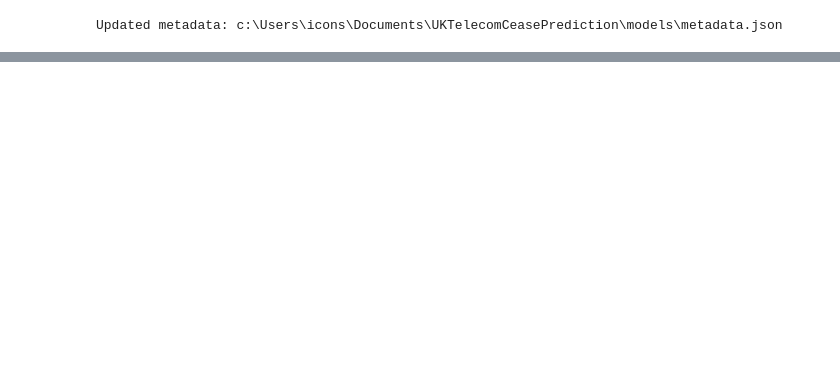
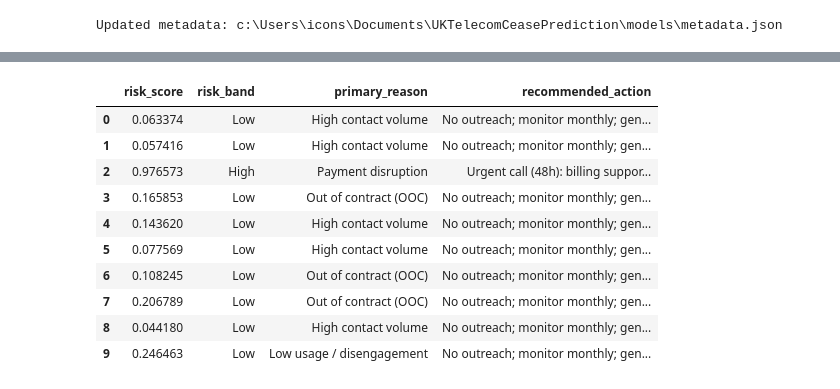
Before and after one commit to mayowaolokun/uk-telecom-cease-prediction, a Jupyter notebook: notebooks/02_business_solution.ipynb, the cells around one changed output, grey strips where cells are left out. Drawn from its saved outputs; the diff is of its cells as text; code cells hidden in the pictures; blank space fills up the shorter version.

```diff
--- a/notebooks/02_business_solution.ipynb
+++ b/notebooks/02_business_solution.ipynb
@@ -259,0 +505,63 @@ Updated metadata: c:\Users\icons\Documents\UKTelecomCeasePrediction\models\metad
+# %%
+drivers = [c for c in [
+    "dd_cancel_60_day", "contract_dd_cancels", "ooc_days",
+    "calls_30d", "avg_download_30d", "contract_status"
+] if c in val_df.columns]
+
+val_enriched = val_scored.join(val_df[drivers])
+test_enriched = test_scored.join(test_df[drivers])
+
+calls_hi = float(np.quantile(val_enriched["calls_30d"], 0.90)) if "calls_30d" in val_enriched else 0
+usage_lo = float(np.quantile(val_enriched["avg_download_30d"], 0.10)) if "avg_download_30d" in val_enriched else 0
+
+def reason_code(row):
+    if ("dd_cancel_60_day" in row and row["dd_cancel_60_day"] == 1) or ("contract_dd_cancels" in row and row["contract_dd_cancels"] > 0):
+        return "Payment disruption"
+    if "ooc_days" in row and row["ooc_days"] > 0:
+        return "Out of contract (OOC)"
+    if "avg_download_30d" in row and row["avg_download_30d"] <= usage_lo:
+        return "Low usage / disengagement"
+    if "calls_30d" in row and row["calls_30d"] >= calls_hi:
+        return "High contact volume"
+    return "General risk"
+
+def action_plan(band, reason):
+    if band == "High":
+        if reason == "Payment disruption":
+            return "Urgent call (48h): billing support + DD recovery + retention offer"
+        if reason == "Out of contract (OOC)":
+            return "Urgent call (48h): renewal discussion + tailored offer"
+        if reason == "High contact volume":
+            return "Urgent call (48h): resolve issues + goodwill credit if needed"
+        if reason == "Low usage / disengagement":
+            return "Call (48h): service health check + engagement offer"
+        return "Urgent call (48h): retention specialist + tailored support"
+    if band == "Medium":
+        if reason == "Payment disruption":
+            return "SMS/email: billing help + payment link; escalate if no response"
+        if reason == "Out of contract (OOC)":
+            return "Email/SMS: renewal reminder + online offer; monitor"
+        if reason == "High contact volume":
+            return "Email/SMS: troubleshooting resources + option to book support"
+        return "Targeted email/SMS + monitor"
+    return "No outreach; monitor monthly; general comms"
+
+val_enriched["primary_reason"] = val_enriched.apply(reason_code, axis=1)
+test_enriched["primary_reason"] = test_enriched.apply(reason_code, axis=1)
+
+val_enriched["recommended_action"] = val_enriched.apply(lambda r: action_plan(r["risk_band"], r["primary_reason"]), axis=1)
+test_enriched["recommended_action"] = test_enriched.apply(lambda r: action_plan(r["risk_band"], r["primary_reason"]), axis=1)
+
+val_enriched[["risk_score","risk_band","primary_reason","recommended_action"]].head(10)
+# %% [output]
+|  | risk_score | risk_band | primary_reason | recommended_action |
+| 0 | 0.063374 | Low | High contact volume | No outreach; monitor monthly; gen... |
+| 1 | 0.057416 | Low | High contact volume | No outreach; monitor monthly; gen... |
+| 2 | 0.976573 | High | Payment disruption | Urgent call (48h): billing suppor... |
+| 3 | 0.165853 | Low | Out of contract (OOC) | No outreach; monitor monthly; gen... |
+| 4 | 0.143620 | Low | High contact volume | No outreach; monitor monthly; gen... |
+| 5 | 0.077569 | Low | High contact volume | No outreach; monitor monthly; gen... |
+| 6 | 0.108245 | Low | Out of contract (OOC) | No outreach; monitor monthly; gen... |
+| 7 | 0.206789 | Low | Out of contract (OOC) | No outreach; monitor monthly; gen... |
+| 8 | 0.044180 | Low | High contact volume | No outreach; monitor monthly; gen... |
+| 9 | 0.246463 | Low | Low usage / disengagement | No outreach; monitor monthly; gen... |
```
Also changed, not shown: parts of 33 cells of this notebook, 4 other files.
